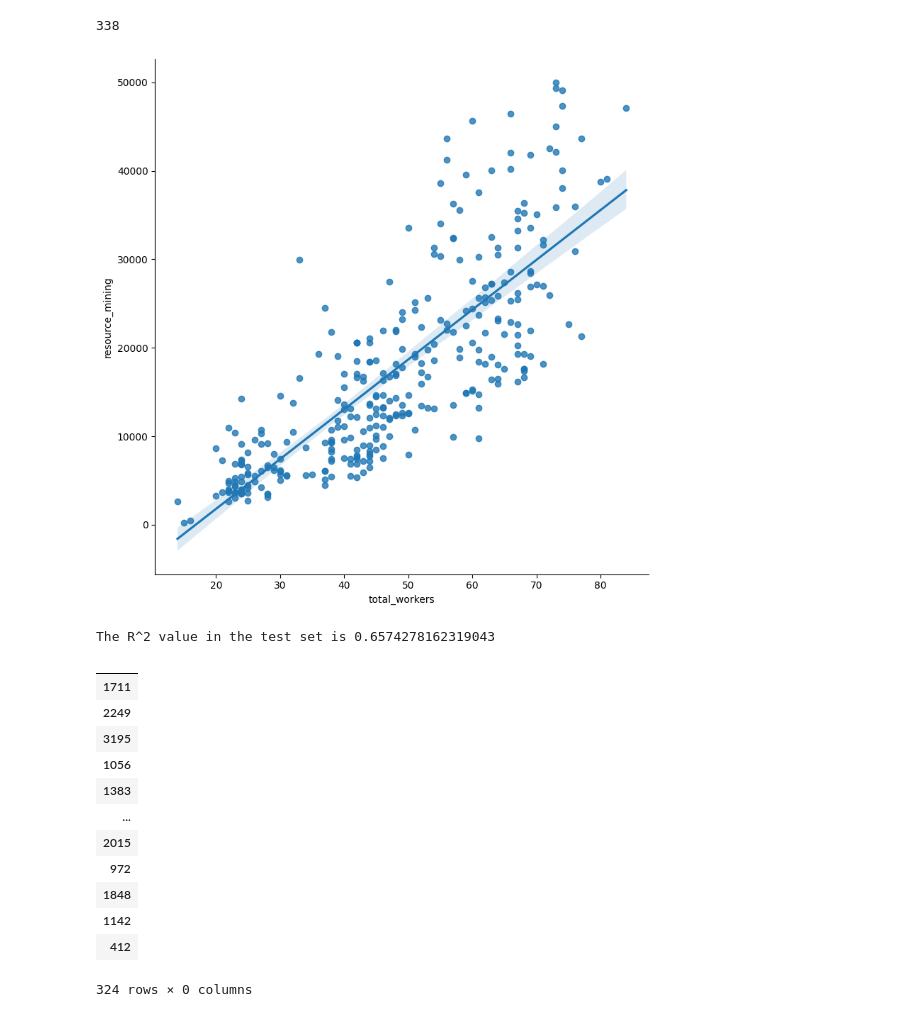
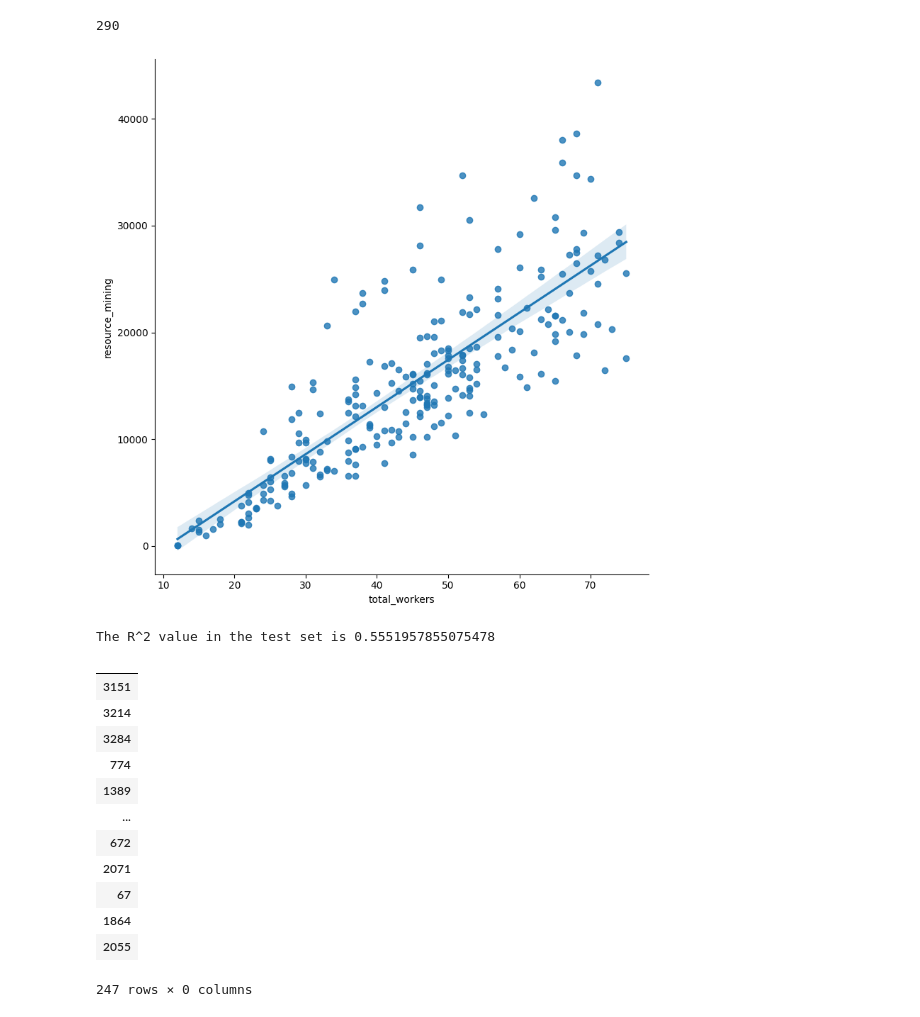
Before and after one commit to Monsieur-Bandana/gurobi_machine_learning, a Jupyter notebook: playground/linreg_sc_learn.ipynb, the cells around one changed output. Drawn from its saved outputs; the diff is of its cells as text; code cells hidden in the pictures.

Commit message:
calculated all fractions

```diff
--- a/playground/linreg_sc_learn.ipynb
+++ b/playground/linreg_sc_learn.ipynb
@@ -22,20 +22,20 @@ from sklearn.neural_network import MLPRegressor
 # "C:\Users\nicol\Documents\Semi_code\gurobi_machine_learning\csv_dateien\starcraftFinalcsvs\allRunsAll.csv"
 df = pd.read_csv('../csv_dateien/starcraftFinalcsvs/allRunsAll.csv')
 
-dfTerranReg = df[df["fraction"] == "Protoss"]
+dfTerranReg = df[df["fraction"] == "Terraner"]
 dfTerranReg = dfTerranReg[dfTerranReg["supply"] > 0]
-
-df2 = dfTerranReg.sample(frac=0.32)
+# dfTerranReg = dfTerranReg[dfTerranReg["supply"] > 0]
+df2 = dfTerranReg.sample(frac=0.8)
 
 len(df2)
 # %% [output]
-338
+290
 # %%
-df2 = df2[df2["resource_mining"] < 50000]
+df2 = df2[df2["time"] < 850]
 g3= sns.lmplot(x="total_workers", y="resource_mining", order=1, data=df2,
           height=8)
 # %% [output]
-[figure, old version]
+[figure, new version]
 # %%
 
 
@@ -55,7 +55,7 @@ lin_reg.fit(X_train, y_train)
 y_pred = lin_reg.predict(X_test)
 print(f"The R^2 value in the test set is {r2_score(y_test, y_pred)}")
 # %% [output]
-The R^2 value in the test set is 0.6574278162319043
+The R^2 value in the test set is 0.5551957855075478
 # %%
 
 
@@ -84,18 +84,18 @@ dfTerran = dfTerran.drop(columns=["resource_mining"])
 dfTerran
 # %% [output]
 |  |
-| 1711 |
-| 2249 |
-| 3195 |
-| 1056 |
-| 1383 |
+| 3151 |
+| 3214 |
+| 3284 |
+| 774 |
+| 1389 |
 | ... |
-| 2015 |
-| 972 |
-| 1848 |
-| 1142 |
-| 412 |
+| 672 |
+| 2071 |
+| 67 |
+| 1864 |
+| 2055 |
-324 rows × 0 columns
+247 rows × 0 columns
 # %%
 
 feats = dfTerran
```
Also changed, not shown: parts of 3 cells of this notebook, 3 other files.
